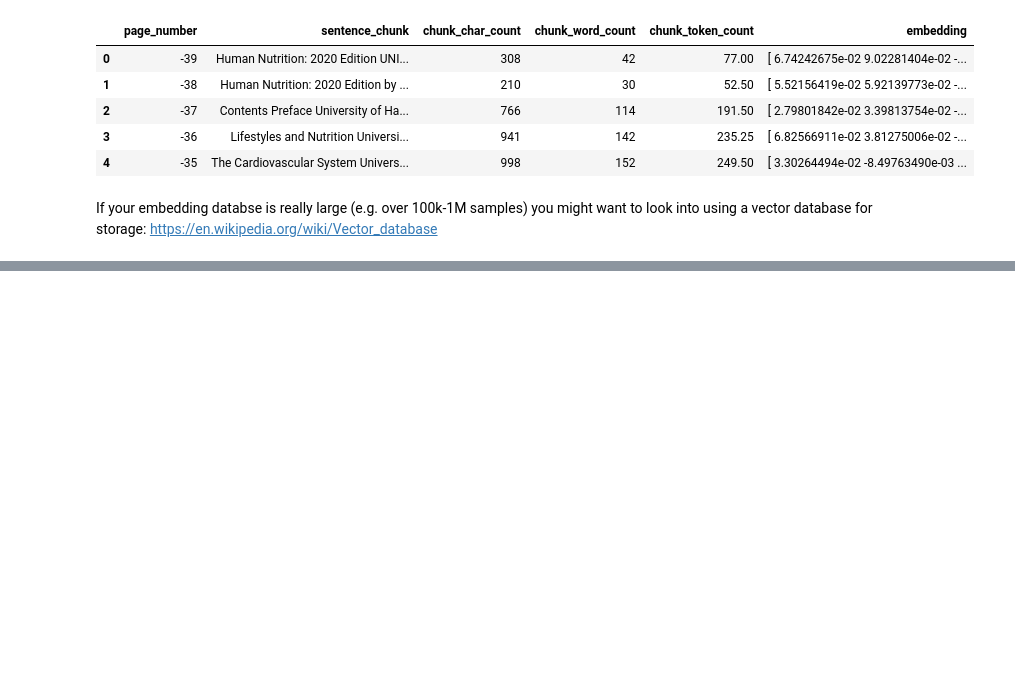
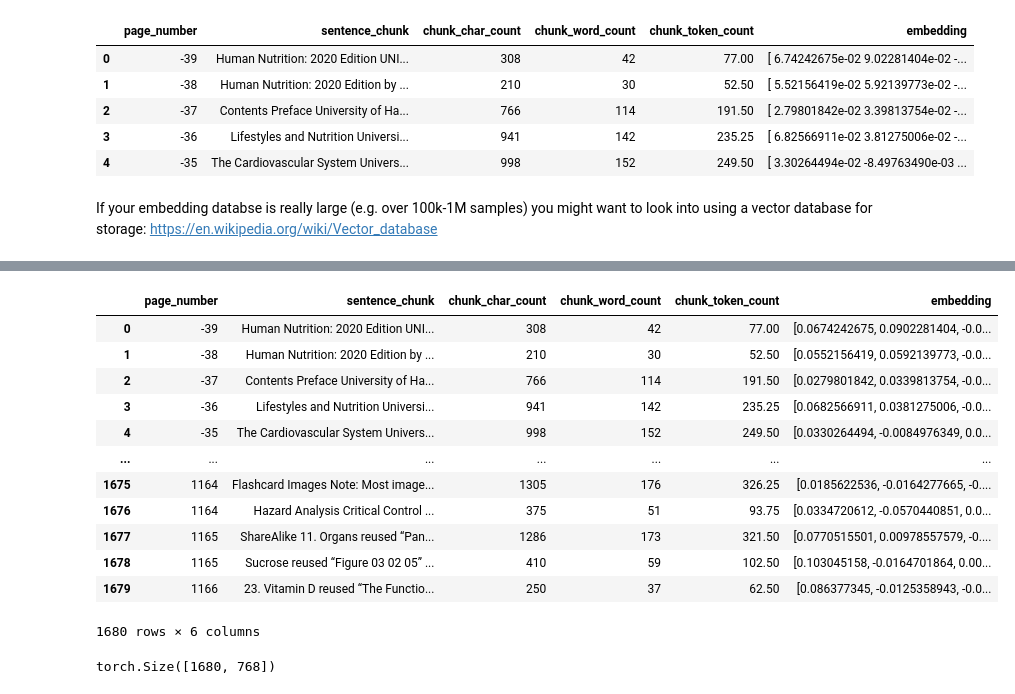
Before and after one commit to aditya040891/Retrieval-Augmented-Generation--RAG--from-scratch, a Jupyter notebook: 00_simple_local_rag.ipynb, the cells around one changed output, grey strips where cells are left out. Drawn from its saved outputs; the diff is of its cells as text; code cells hidden in the pictures; blank space fills up the shorter version.

```diff
--- a/00_simple_local_rag.ipynb
+++ b/00_simple_local_rag.ipynb
@@ -709,0 +731,40 @@ https://en.wikipedia.org/wiki/Vector_database
+# %%
+import random
+
+import torch
+import numpy as np
+import pandas as pd
+
+device = "cuda" if torch.cuda.is_available() else "cpu"
+
+# Import texts and embedding df
+text_chunks_and_embedding_df = pd.read_csv("text_chunks_and_embeddings_df.csv")
+
+# Convert embedding column back to np.array (it got converted to string when it saved to CSV)
+text_chunks_and_embedding_df["embedding"] = text_chunks_and_embedding_df["embedding"].apply(lambda x: np.fromstring(x.strip("[]"), sep=" "))
+
+# Convert our embeddings into a torch.tensor
+embeddings = torch.tensor(np.stack(text_chunks_and_embedding_df['embedding'].tolist(), axis=0), dtype=torch.float32).to(device)
+
+# Convert texts and embedding df to list of dicts
+pages_and_chunks = text_chunks_and_embedding_df.to_dict(orient="records")
+
+text_chunks_and_embedding_df
+# %% [output]
+|  | page_number | sentence_chunk | chunk_char_count | chunk_word_count | chunk_token_count | embedding |
+| 0 | -39 | Human Nutrition: 2020 Edition UNI... | 308 | 42 | 77.00 | [0.0674242675, 0.0902281404, -0.0... |
+| 1 | -38 | Human Nutrition: 2020 Edition by ... | 210 | 30 | 52.50 | [0.0552156419, 0.0592139773, -0.0... |
+| 2 | -37 | Contents Preface University of Ha... | 766 | 114 | 191.50 | [0.0279801842, 0.0339813754, -0.0... |
+| 3 | -36 | Lifestyles and Nutrition Universi... | 941 | 142 | 235.25 | [0.0682566911, 0.0381275006, -0.0... |
+| 4 | -35 | The Cardiovascular System Univers... | 998 | 152 | 249.50 | [0.0330264494, -0.0084976349, 0.0... |
+| ... | ... | ... | ... | ... | ... | ... |
+| 1675 | 1164 | Flashcard Images Note: Most image... | 1305 | 176 | 326.25 | [0.0185622536, -0.0164277665, -0.... |
+| 1676 | 1164 | Hazard Analysis Critical Control ... | 375 | 51 | 93.75 | [0.0334720612, -0.0570440851, 0.0... |
+| 1677 | 1165 | ShareAlike 11. Organs reused “Pan... | 1286 | 173 | 321.50 | [0.0770515501, 0.00978557579, -0.... |
+| 1678 | 1165 | Sucrose reused “Figure 03 02 05” ... | 410 | 59 | 102.50 | [0.103045158, -0.0164701864, 0.00... |
+| 1679 | 1166 | 23. Vitamin D reused “The Functio... | 250 | 37 | 62.50 | [0.086377345, -0.0125358943, -0.0... |
+1680 rows × 6 columns
+# %%
+embeddings.shape
+# %% [output]
+torch.Size([1680, 768])
```
Also changed, not shown: parts of 25 cells of this notebook, 1 other file.
